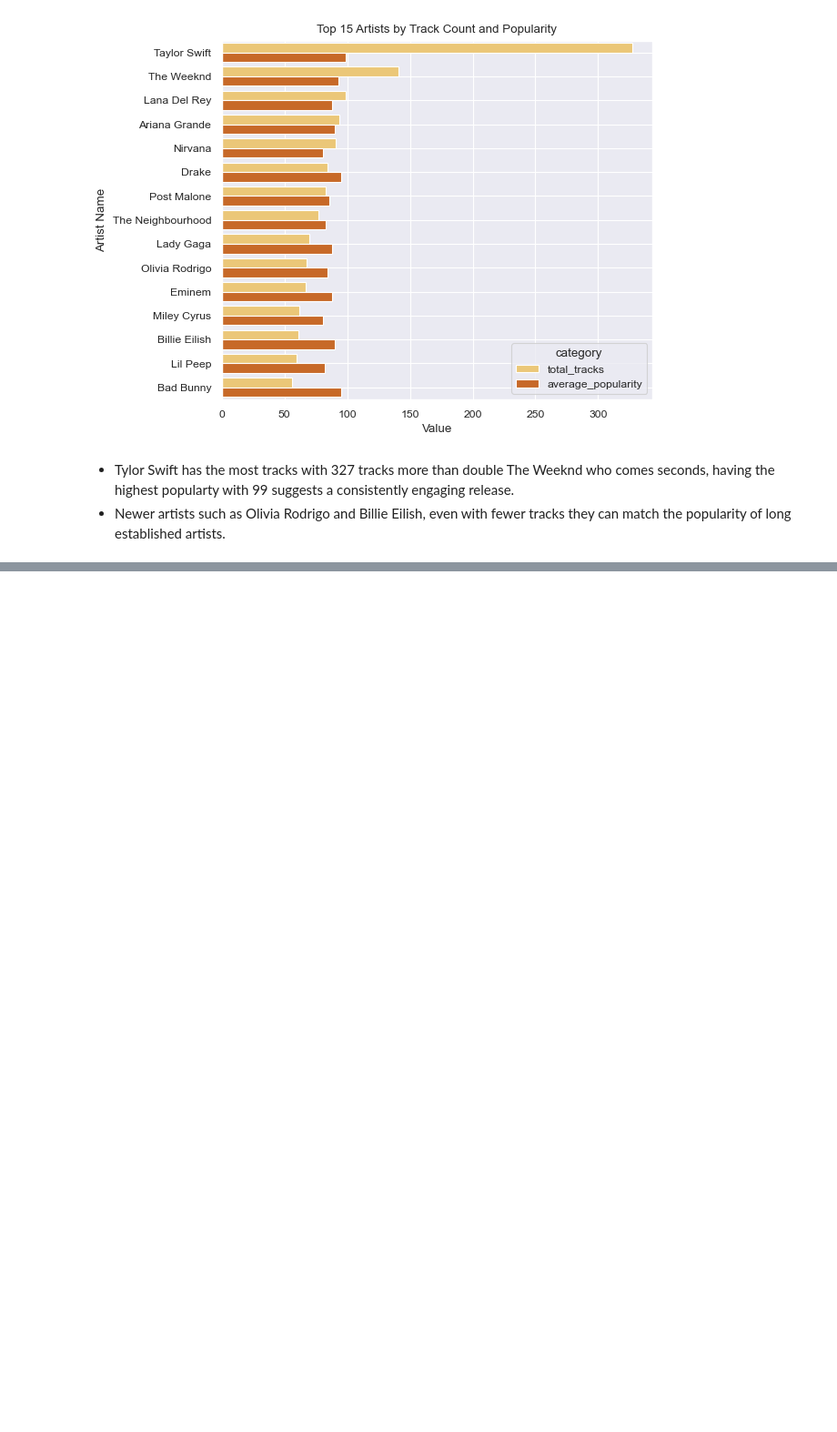
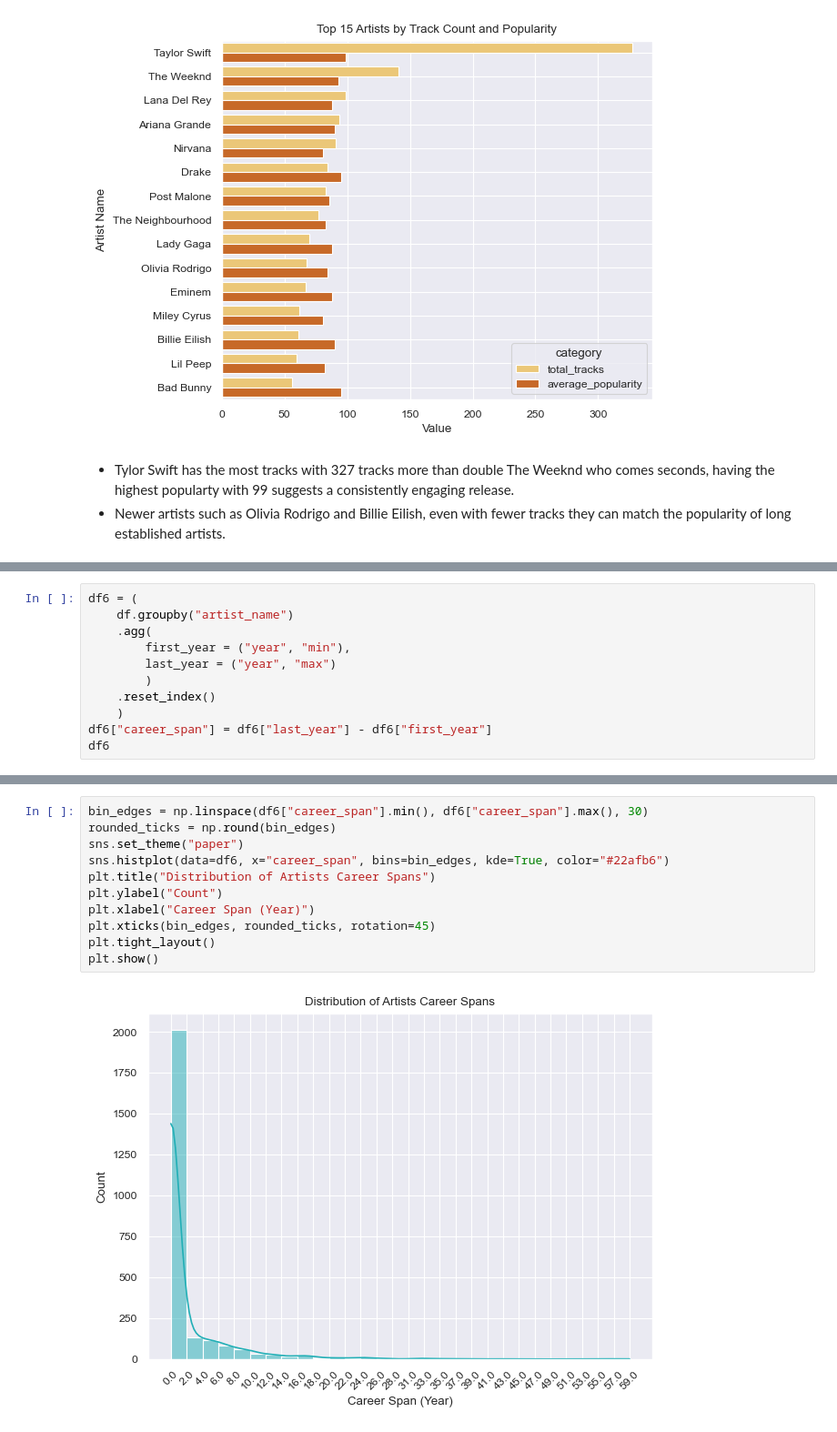
Before and after one commit to mo-chabane-tech/Data-Notebooks-And-Dashboards, a Jupyter notebook: Spotify Global Music/Notebook.ipynb, the cells around one changed output, grey strips where cells are left out. Shown at 91% size. Drawn from its saved outputs; the diff is of its cells as text; blank space fills up the shorter version.

Commit message:
feat: vizualize distribution of artist career spans.

```diff
--- a/Spotify Global Music/Notebook.ipynb
+++ b/Spotify Global Music/Notebook.ipynb
@@ -469,0 +472,11 @@ plt.show()
+# %%
+df6 = (
+    df.groupby("artist_name")
+    .agg(
+        first_year = ("year", "min"),
+        last_year = ("year", "max")
+        )
+    .reset_index()
+    )
+df6["career_span"] = df6["last_year"] - df6["first_year"]
+df6
@@ -469,0 +497,13 @@ plt.show()
+# %%
+bin_edges = np.linspace(df6["career_span"].min(), df6["career_span"].max(), 30)
+rounded_ticks = np.round(bin_edges)
+sns.set_theme("paper")
+sns.histplot(data=df6, x="career_span", bins=bin_edges, kde=True, color="#22afb6")
+plt.title("Distribution of Artists Career Spans")
+plt.ylabel("Count")
+plt.xlabel("Career Span (Year)")
+plt.xticks(bin_edges, rounded_ticks, rotation=45)
+plt.tight_layout()
+plt.show()
+# %% [output]
+[figure, added]
```
Also changed, not shown: parts of 6 cells of this notebook.
